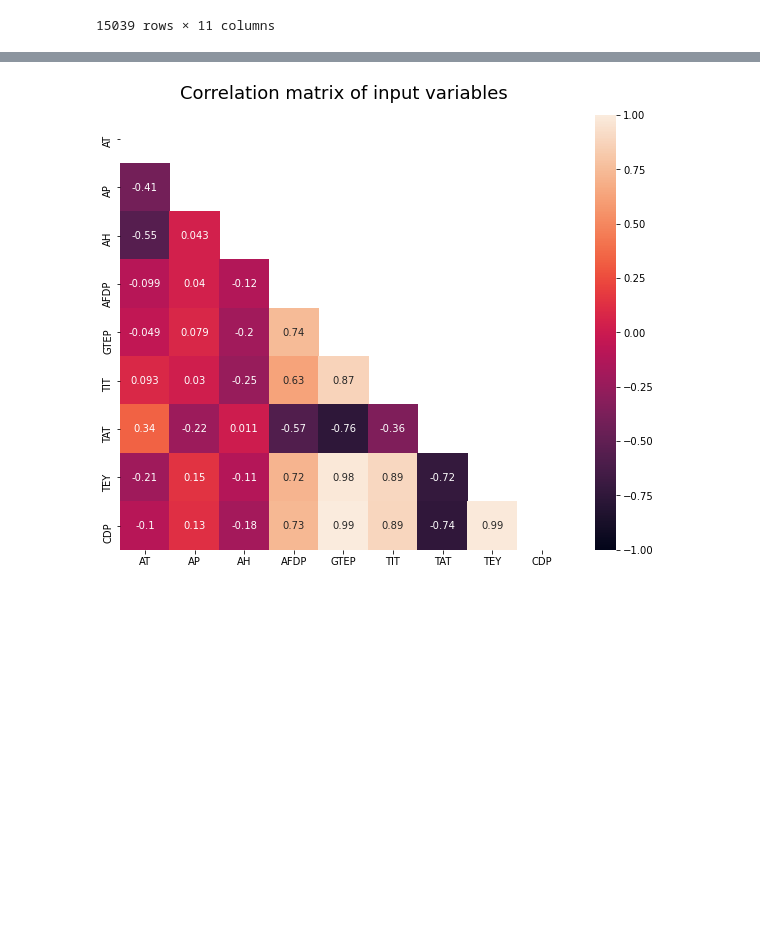
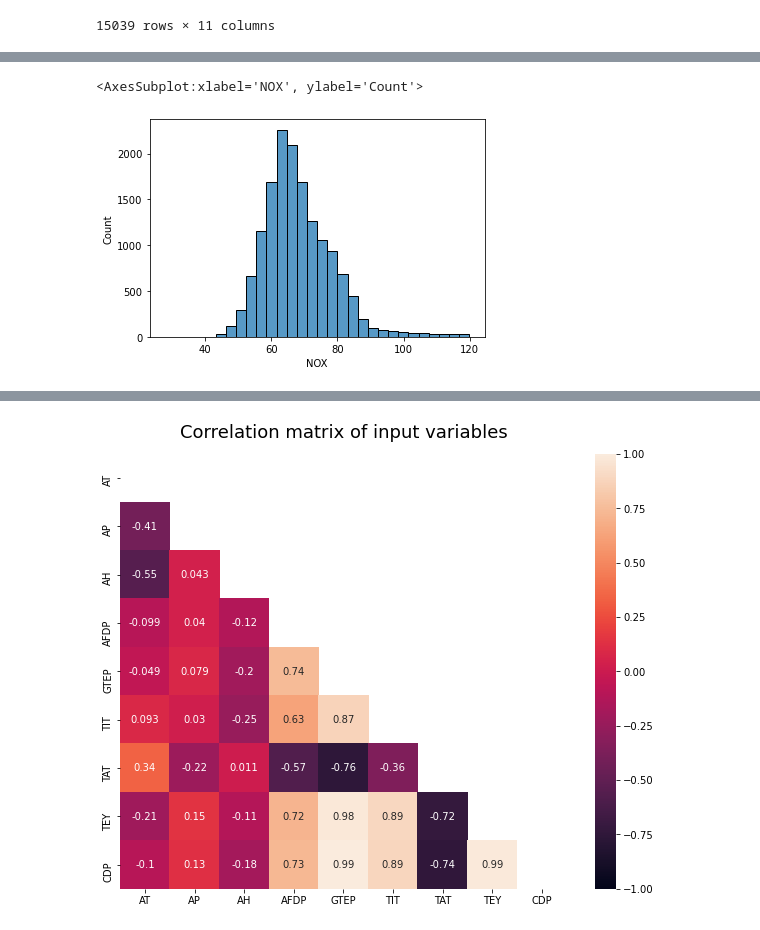
Before and after one commit to gil612/APP_P5, a Jupyter notebook: prediction.ipynb, the cells around one changed output, grey strips where cells are left out. Drawn from its saved outputs; the diff is of its cells as text; code cells hidden in the pictures; blank space fills up the shorter version.

```diff
--- a/prediction.ipynb
+++ b/prediction.ipynb
@@ -37,3 +37,8 @@ df.describe()
 | 50% | 18.186000 | 1012.80000 | 82.266000 | 4.186200 | 25.082000 | 1088.700000 | 549.890000 | 133.780000 | 12.025000 | 1.390200 | 66.601000 |
 | 75% | 23.862500 | 1016.90000 | 90.043500 | 4.550900 | 27.184000 | 1096.000000 | 550.060000 | 140.895000 | 12.578000 | 2.160400 | 73.935500 |
 | max | 34.929000 | 1034.20000 | 100.200000 | 7.610600 | 37.402000 | 1100.800000 | 550.610000 | 174.610000 | 15.081000 | 44.103000 | 119.890000 |
+# %%
+sns.histplot(df, x='NOX', bins=30)
+# %% [output]
+<AxesSubplot:xlabel='NOX', ylabel='Count'>
+[figure, added]
```
Also changed, not shown: parts of 16 cells of this notebook.
